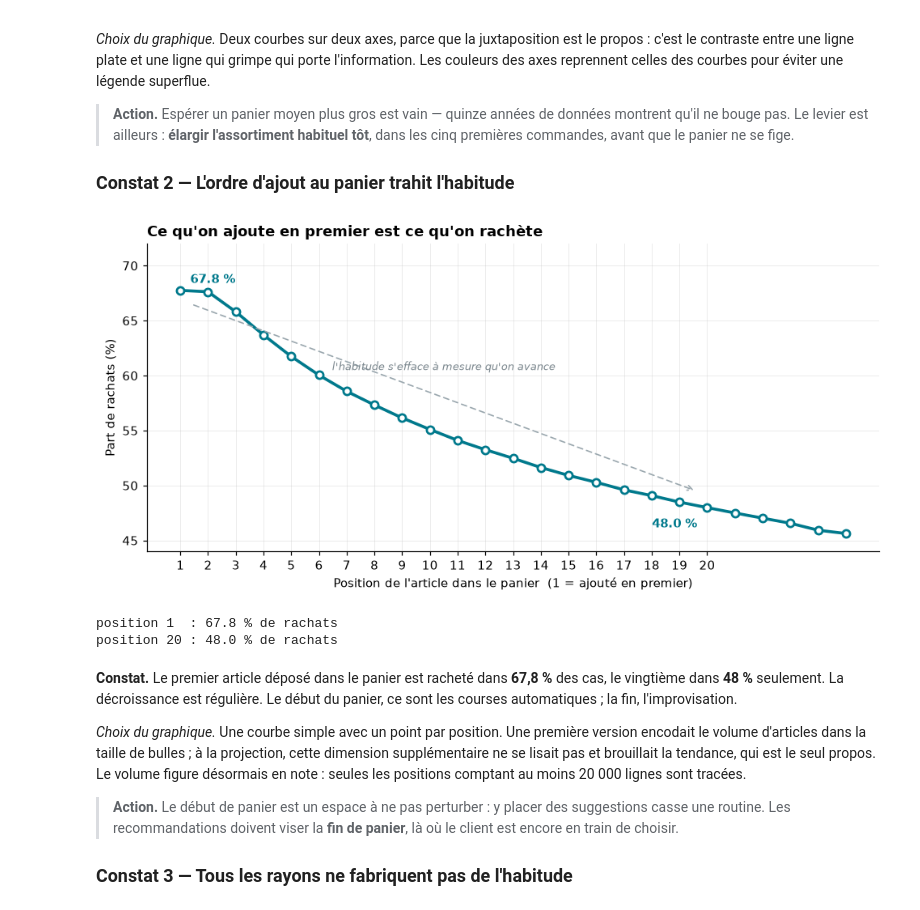
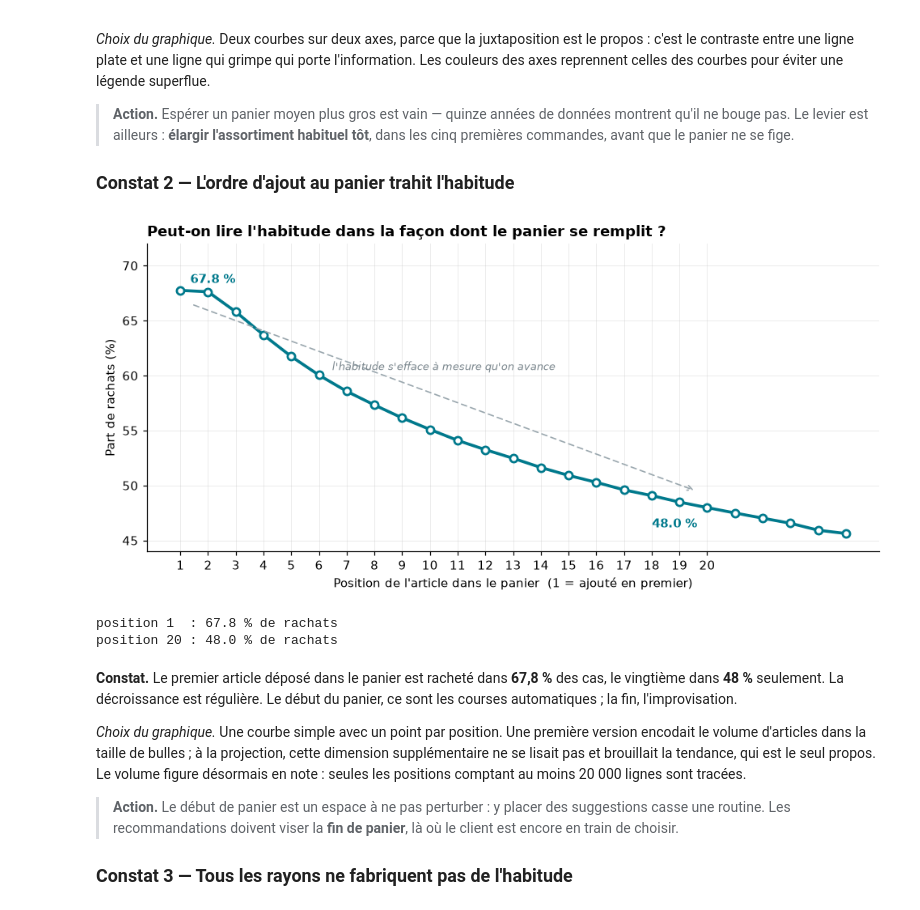
Before and after one commit to Nyomix-V/joja-data-analysis, a Jupyter notebook: 02_projet/analyse.ipynb, the cells around one changed output. Drawn from its saved outputs; the diff is of its cells as text; code cells hidden in the pictures.

```diff
--- a/02_projet/analyse.ipynb
+++ b/02_projet/analyse.ipynb
@@ -457,35 +457,35 @@ pos = df.groupby("add_to_cart_order").agg(reachat=("reordered","mean"), n=("reor
 pos = pos[pos.n >= 20000].head(25)
 
 fig, ax = plt.subplots(figsize=(9, 4.4))
 
 # Courbe simple : le volume par position, autrefois porte par la taille des bulles,
 # ne se lisait pas a la projection. Il est desormais donne en note sous le graphique.
 ax.plot(pos.index, pos.reachat * 100, color=ACCENT, lw=2.4,
         marker="o", markersize=6, markerfacecolor="white", markeredgewidth=1.8)
 
 ax.set_xticks(range(1, 21))
 ax.set_xlabel("Position de l'article dans le panier  (1 = ajouté en premier)")
 ax.set_ylabel("Part de rachats (%)")
 ax.set_ylim(44, 72)
 
 for x, dx, dy, ha in [(1, 8, 6, "left"), (20, -8, -16, "right")]:
     ax.annotate(f"{pos.loc[x, 'reachat']*100:.1f} %", (x, pos.loc[x, "reachat"]*100),
                 xytext=(dx, dy), textcoords="offset points",
                 fontsize=10, fontweight="bold", color=ACCENT, ha=ha)
 
 ax.annotate("", xy=(19.6, 49.5), xytext=(1.4, 66.5),
             arrowprops=dict(arrowstyle="->", color="#9AA7AE", lw=1.1, ls=(0, (4, 3))))
 ax.text(10.5, 60.5, "l'habitude s'efface à mesure qu'on avance", fontsize=8.5,
         color="#7A868D", ha="center", style="italic")
 
-ax.set_title("Ce qu'on ajoute en premier est ce qu'on rachète",
+ax.set_title("Peut-on lire l'habitude dans la façon dont le panier se remplit ?",
              fontweight="bold", loc="left")
 plt.show()
 
 print(f"position 1  : {pos.loc[1,'reachat']*100:.1f} % de rachats")
 print(f"position 20 : {pos.loc[20,'reachat']*100:.1f} % de rachats")
 # %% [output]
-[figure, old version]
+[figure, new version]
 position 1  : 67.8 % de rachats
 position 20 : 48.0 % de rachats
 # %% [markdown]
```
Also changed, not shown: parts of 17 cells of this notebook, 1 other file.
